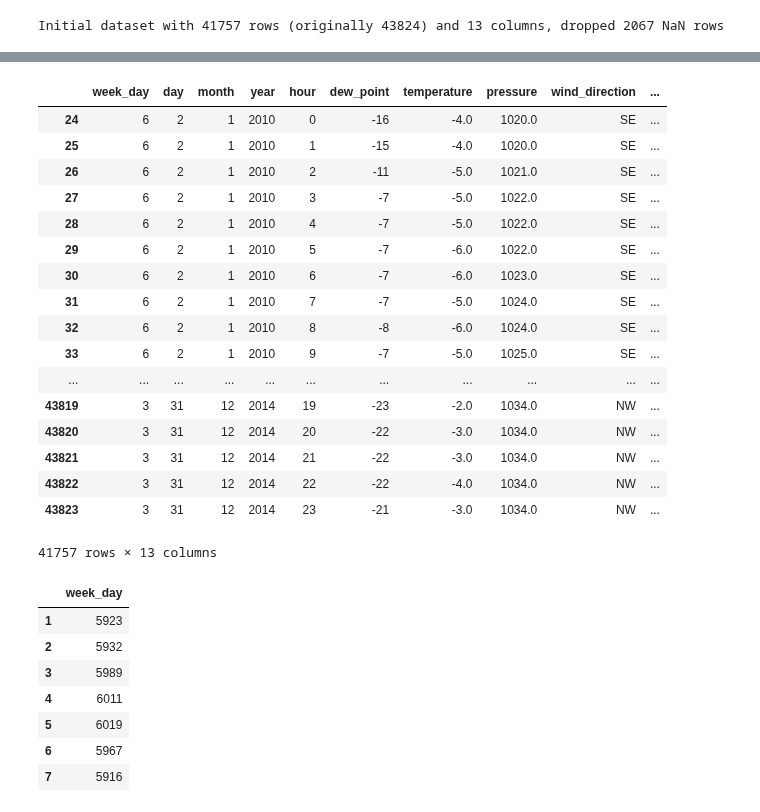
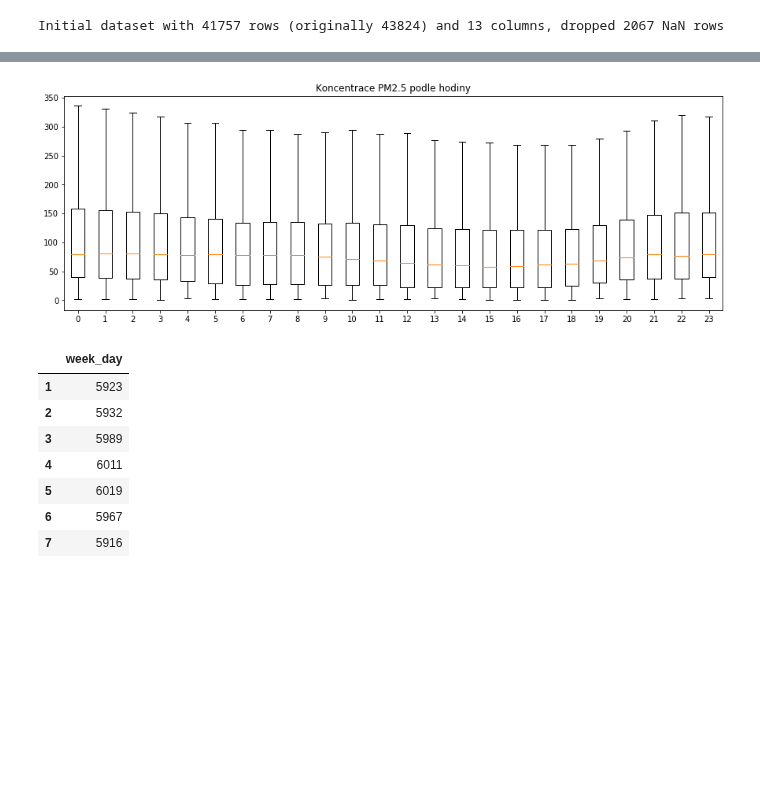
Before and after one commit to theazgra/dataAnalysisCourse, a Jupyter notebook: MAD_III/project/analysis.ipynb, the cells around one changed output, grey strips where cells are left out. Saved outputs shown, nothing was run; the diff lists cells and outputs as text; code cells hidden in the pictures; blank space fills up the shorter version.

```diff
--- a/MAD_III/project/analysis.ipynb
+++ b/MAD_III/project/analysis.ipynb
@@ -66,24 +68,22 @@ df.describe()
 | 50% | 4.000000 | 16.000000 | 7.000000 | 2012.000000 | 12.000000 | 2.000000 | 14.000000 | 1016.000000 | 5.370000 | ... |
 | 75% | 6.000000 | 23.000000 | 10.000000 | 2013.000000 | 18.000000 | 15.000000 | 23.000000 | 1025.000000 | 21.910000 | ... |
 | max | 7.000000 | 31.000000 | 12.000000 | 2014.000000 | 23.000000 | 28.000000 | 42.000000 | 1046.000000 | 565.490000 | ... |
-# %%
-df
-# %% [output]
-|  | week_day | day | month | year | hour | dew_point | temperature | pressure | wind_direction | ... |
-| 24 | 6 | 2 | 1 | 2010 | 0 | -16 | -4.0 | 1020.0 | SE | ... |
-| 25 | 6 | 2 | 1 | 2010 | 1 | -15 | -4.0 | 1020.0 | SE | ... |
-| 26 | 6 | 2 | 1 | 2010 | 2 | -11 | -5.0 | 1021.0 | SE | ... |
-| 27 | 6 | 2 | 1 | 2010 | 3 | -7 | -5.0 | 1022.0 | SE | ... |
-| 28 | 6 | 2 | 1 | 2010 | 4 | -7 | -5.0 | 1022.0 | SE | ... |
-| 29 | 6 | 2 | 1 | 2010 | 5 | -7 | -6.0 | 1022.0 | SE | ... |
-| 30 | 6 | 2 | 1 | 2010 | 6 | -7 | -6.0 | 1023.0 | SE | ... |
-| 31 | 6 | 2 | 1 | 2010 | 7 | -7 | -5.0 | 1024.0 | SE | ... |
-| 32 | 6 | 2 | 1 | 2010 | 8 | -8 | -6.0 | 1024.0 | SE | ... |
-| 33 | 6 | 2 | 1 | 2010 | 9 | -7 | -5.0 | 1025.0 | SE | ... |
-| ... | ... | ... | ... | ... | ... | ... | ... | ... | ... | ... |
-| 43819 | 3 | 31 | 12 | 2014 | 19 | -23 | -2.0 | 1034.0 | NW | ... |
-| 43820 | 3 | 31 | 12 | 2014 | 20 | -22 | -3.0 | 1034.0 | NW | ... |
-| 43821 | 3 | 31 | 12 | 2014 | 21 | -22 | -3.0 | 1034.0 | NW | ... |
-| 43822 | 3 | 31 | 12 | 2014 | 22 | -22 | -4.0 | 1034.0 | NW | ... |
-| 43823 | 3 | 31 | 12 | 2014 | 23 | -21 | -3.0 | 1034.0 | NW | ... |
-41757 rows × 13 columns
+# %%
+def boxplot_for_group(groupColumns, plotTitle, showOutliers=False, pdfFile=None):
+    bpData = []
+    xTics = []
+    for (name, group) in df.groupby(groupColumns):
+        xTics.append(name)
+        bpData.append(group["pm2.5"])
+
+    # Multiple box plots on one Axes
+    fig, ax = plt.subplots(figsize=(15,5))
+    ax.set_title(plotTitle)
+
+    ax.boxplot(bpData, showfliers=showOutliers)
+    ax.set_xticklabels(xTics)
+
+    if pdfFile != None:
+        plt.savefig(pdfFile)
+    else:
+        plt.show()
@@ -90,3 +118,9 @@ df
+# %%
+#boxplot_for_group(["year"],"Koncentrace PM2.5 podle roku", showOutliers=False, pdfFile="target_by_year.pdf")
+boxplot_for_group(["hour"],"Koncentrace PM2.5 podle hodiny", showOutliers=False, pdfFile="target_by_hour.pdf")
+#boxplot_for_year_group(["month"], "Koncentrace PM2.5 podle mesicu v rocich", showOutliers=False, pdfFile="target_by_month_by_year.pdf")
+# %% [output]
+[figure, added]
 # %%
 # Week day analysis
 weekDaysDf = pd.DataFrame(df["week_day"].value_counts())
```
Also changed, not shown: parts of 14 cells of this notebook, 19 other files.
